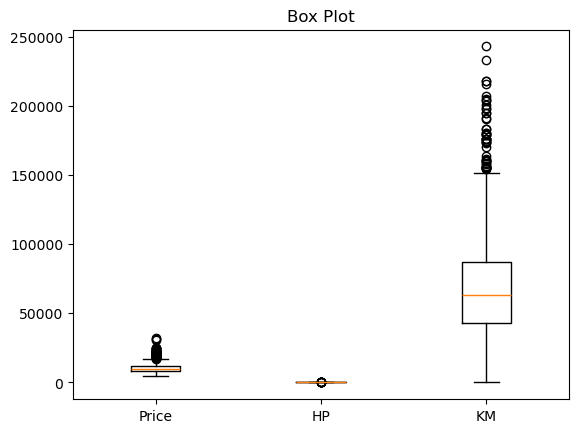
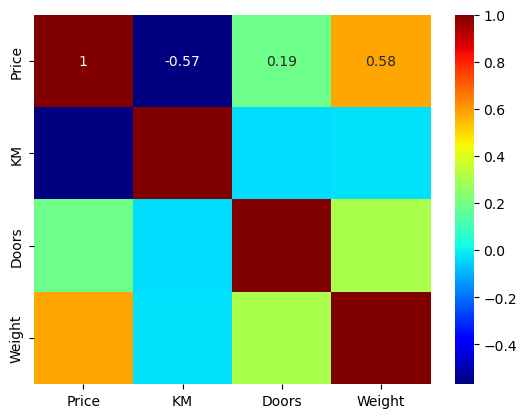
The change to this notebook cell's code, shown as a diff; its figure went from the first image to the second:
--- before
+++ after
@@ -1,4 +1,4 @@
-#4
-# Visualize the n-dimensional data using Box-plot.
+#3
+#Visualize the n-dimensional data using heat-map.
 
 import pandas as pd
@@ -8,9 +8,5 @@
 data = pd.read_csv("ToyotaCorolla.csv")
 
-#box plot
-plt.title('Box Plot')
-plt.boxplot([data["Price"],data["HP"],data["KM"]])
-
-plt.xticks([1,2,3],["Price","HP","KM"])
-
+#heat map
+sns.heatmap(data[["Price","KM","Doors", "Weight"]].corr(),cmap='jet',annot=True)
 plt.show()

Commit: Updates